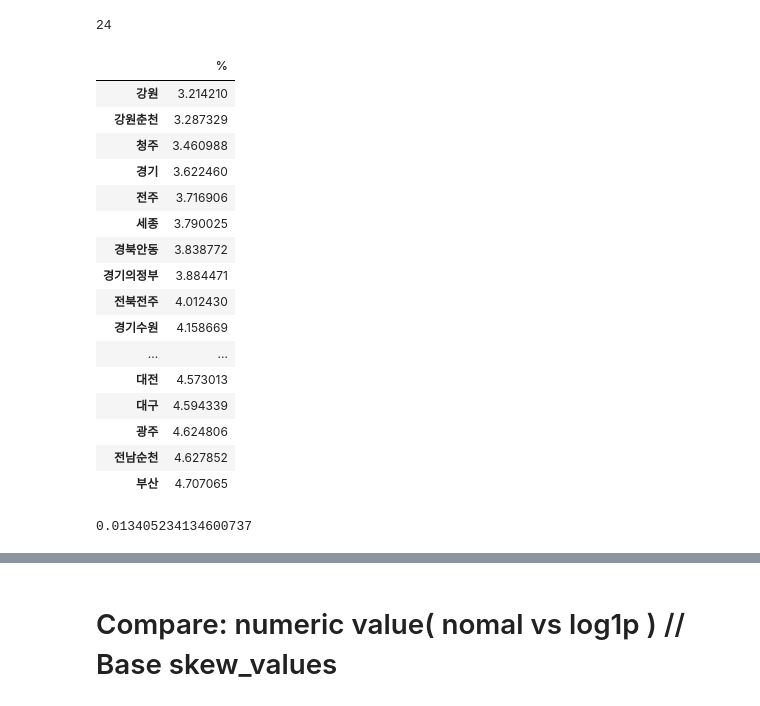
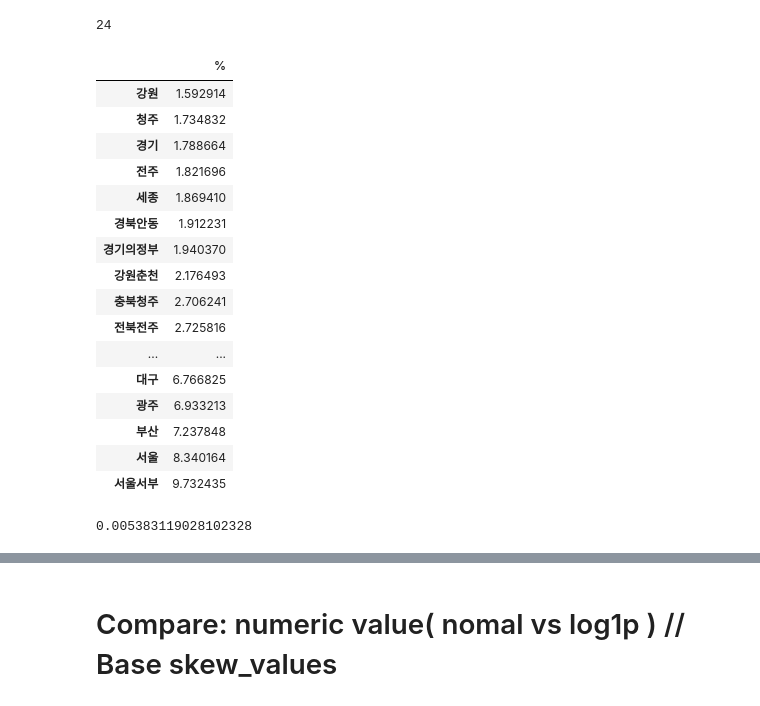
Before and after one commit to meowpunch/bobsim-research, a Jupyter notebook: src/main/python/analysis_open_data_price.ipynb, the cells around one changed output, grey strips where cells are left out. Drawn from its saved outputs; the diff is of its cells as text; code cells hidden in the pictures.

```diff
--- a/src/main/python/analysis_open_data_price.ipynb
+++ b/src/main/python/analysis_open_data_price.ipynb
@@ -143,34 +123,34 @@ Name: region, Length: 32823, dtype: object
 # %% [output]
 24
 # %%
-(clean_p["region"].value_counts()/clean_p["region"].value_counts().sum()*100).rename("%").to_frame().sort_values(by="%")
+(retail_df["region"].value_counts()/retail_df["region"].value_counts().sum()*100).rename("%").to_frame().sort_values(by="%")
 # %% [output]
 |  | % |
-| 강원 | 3.214210 |
-| 강원춘천 | 3.287329 |
-| 청주 | 3.460988 |
-| 경기 | 3.622460 |
-| 전주 | 3.716906 |
-| 세종 | 3.790025 |
-| 경북안동 | 3.838772 |
-| 경기의정부 | 3.884471 |
-| 전북전주 | 4.012430 |
-| 경기수원 | 4.158669 |
+| 강원 | 1.592914 |
+| 청주 | 1.734832 |
+| 경기 | 1.788664 |
+| 전주 | 1.821696 |
+| 세종 | 1.869410 |
+| 경북안동 | 1.912231 |
+| 경기의정부 | 1.940370 |
+| 강원춘천 | 2.176493 |
+| 충북청주 | 2.706241 |
+| 전북전주 | 2.725816 |
 | ... | ... |
-| 대전 | 4.573013 |
-| 대구 | 4.594339 |
-| 광주 | 4.624806 |
-| 전남순천 | 4.627852 |
-| 부산 | 4.707065 |
+| 대구 | 6.766825 |
+| 광주 | 6.933213 |
+| 부산 | 7.237848 |
+| 서울 | 8.340164 |
+| 서울서부 | 9.732435 |
 # %%
 import pandas as pd
 pd.set_option('display.max_rows', 30)
 pd.set_option('display.max_columns', 500)
 pd.set_option('display.width', 1000)
-print(440/clean_p["standard_item_name"].value_counts().sum())
-df =(clean_p["standard_item_name"].value_counts()/clean_p["standard_item_name"].value_counts().sum()*100).rename("%").to_frame().sort_values(by="%")
+print(440/retail_df["standard_item_name"].value_counts().sum())
+df =(retail_df["standard_item_name"].value_counts()/retail_df["standard_item_name"].value_counts().sum()*100).rename("%").to_frame().sort_values(by="%")
 # %% [output]
-0.013405234134600737
+0.005383119028102328
 # %%
 high_list=df.sort_values(by='%', ascending =False).head(49).index
 # %%
```
Also changed, not shown: parts of 38 cells of this notebook, 4 other files.
